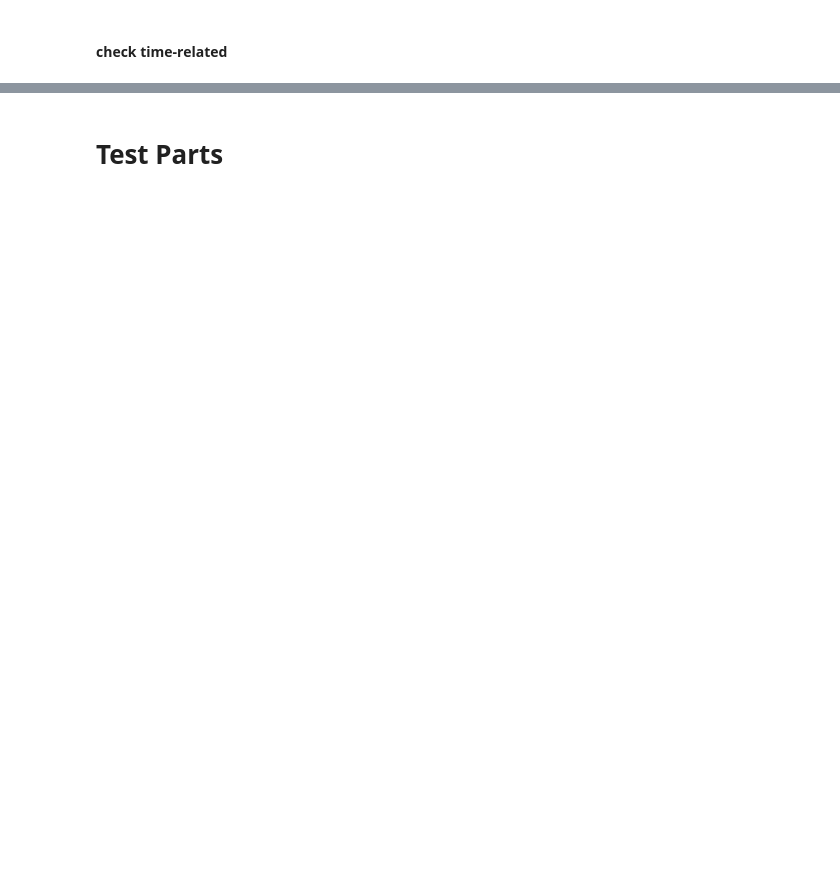
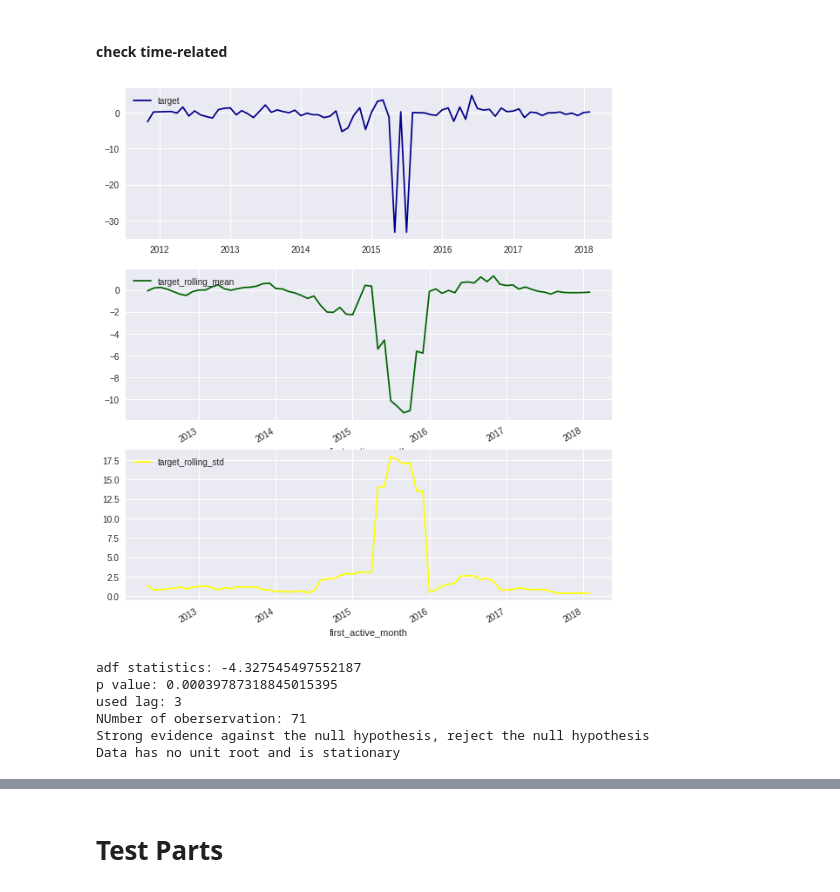
Before and after one commit to PaperStrange/AIProjectManger, a Jupyter notebook: utils/data_process.ipynb, the cells around one changed output, grey strips where cells are left out. Drawn from its saved outputs; the diff is of its cells as text; code cells hidden in the pictures; blank space fills up the shorter version.

Commit message:
update time-related checking procedures

```diff
--- a/utils/data_process.ipynb
+++ b/utils/data_process.ipynb
@@ -141,0 +206,21 @@ check_survivor_bias(data_train_path, data_train, 'target')
+# %%
+data_train_copy = copy.copy(data_train)
+data_train_dates = list(set(data_train_copy['first_active_month']))
+data_train_copy_slicedBydate = pd.DataFrame(data=[data_train_copy[data_train_copy['first_active_month'] == each_date].iloc[0, :] for each_date in data_train_dates], columns=data_train_copy.columns)
+data_train_copy_slicedBydate.set_index(pd.to_datetime(data_train_copy_slicedBydate['first_active_month']), inplace=True)
+data_train_copy_slicedBydate = data_train_copy_slicedBydate.sort_index()
+# %%
+fig2 = plt.figure(figsize=(10, 12));
+ax1 = fig2.add_subplot(311)
+plt.plot_date(x=data_train_copy_slicedBydate.index, y=data_train_copy_slicedBydate['target'], xdate=True, marker=None, linestyle='solid', color='darkblue', label='target');
+plt.legend(loc='upper left');
+ax2 = fig2.add_subplot(312)
+data_train_copy_slicedBydate['target'].rolling(6).mean().plot(color='darkgreen', label='target_rolling_mean');
+plt.legend(loc='upper left');
+ax3 = fig2.add_subplot(313)
+data_train_copy_slicedBydate['target'].rolling(6).std().plot(color='yellow', label='target_rolling_std');
+plt.legend(loc='upper left');
+# data_train_copy_slicedBydate_resampled = data_train_copy_slicedBydate.resample('W-MON')  # 数据太多时的降频处理, TODO 2018/12/17: ModuleNotFoundError: No module named 'pandas.core.groupby.groupby'; 'pandas.core.groupby' is not a package
+# data_train_copy_slicedBydate_resampled.plot(color='darkred')
+# %% [output]
+[figure, added]
@@ -141,0 +242,9 @@ check_survivor_bias(data_train_path, data_train, 'target')
+# %%
+check_adfuller(data_train_copy_slicedBydate['target'])
+# %% [output]
+adf statistics: -4.327545497552187
+p value: 0.00039787318845015395
+used lag: 3
+NUmber of oberservation: 71
+Strong evidence against the null hypothesis, reject the null hypothesis
+Data has no unit root and is stationary
```
Also changed, not shown: parts of 23 cells of this notebook.
